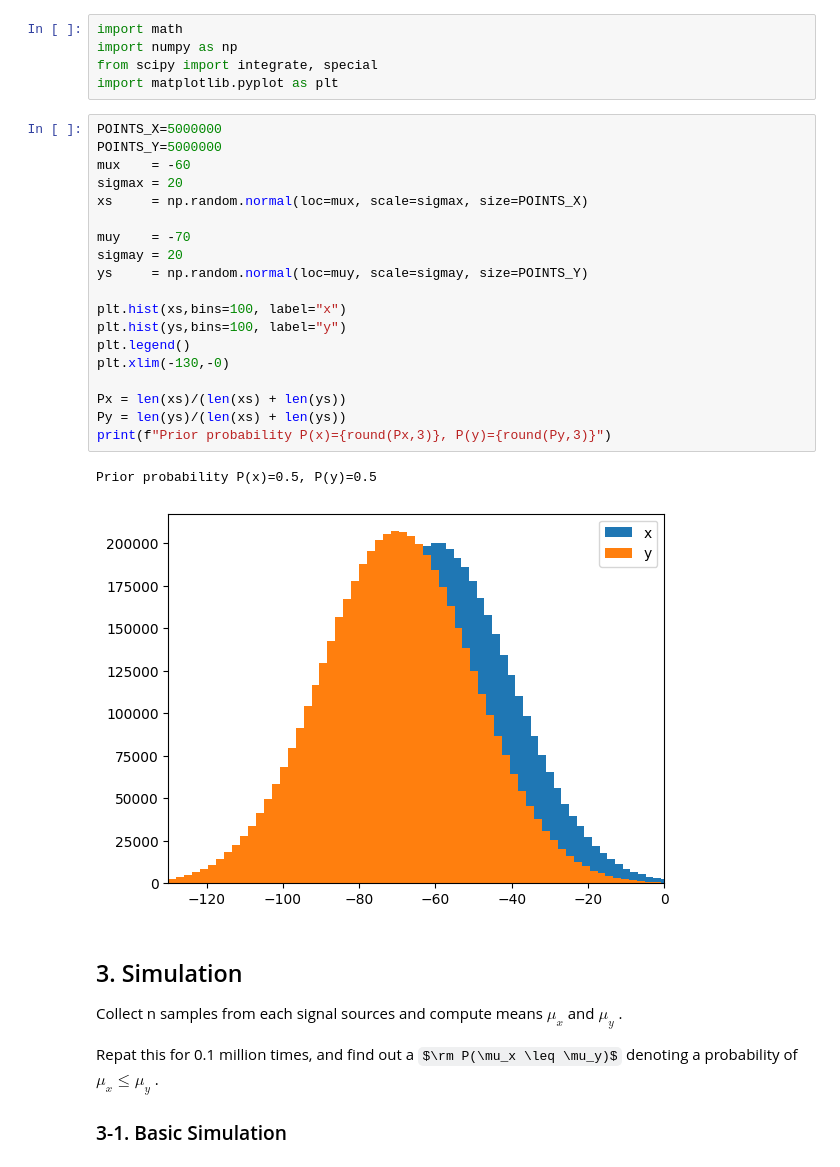
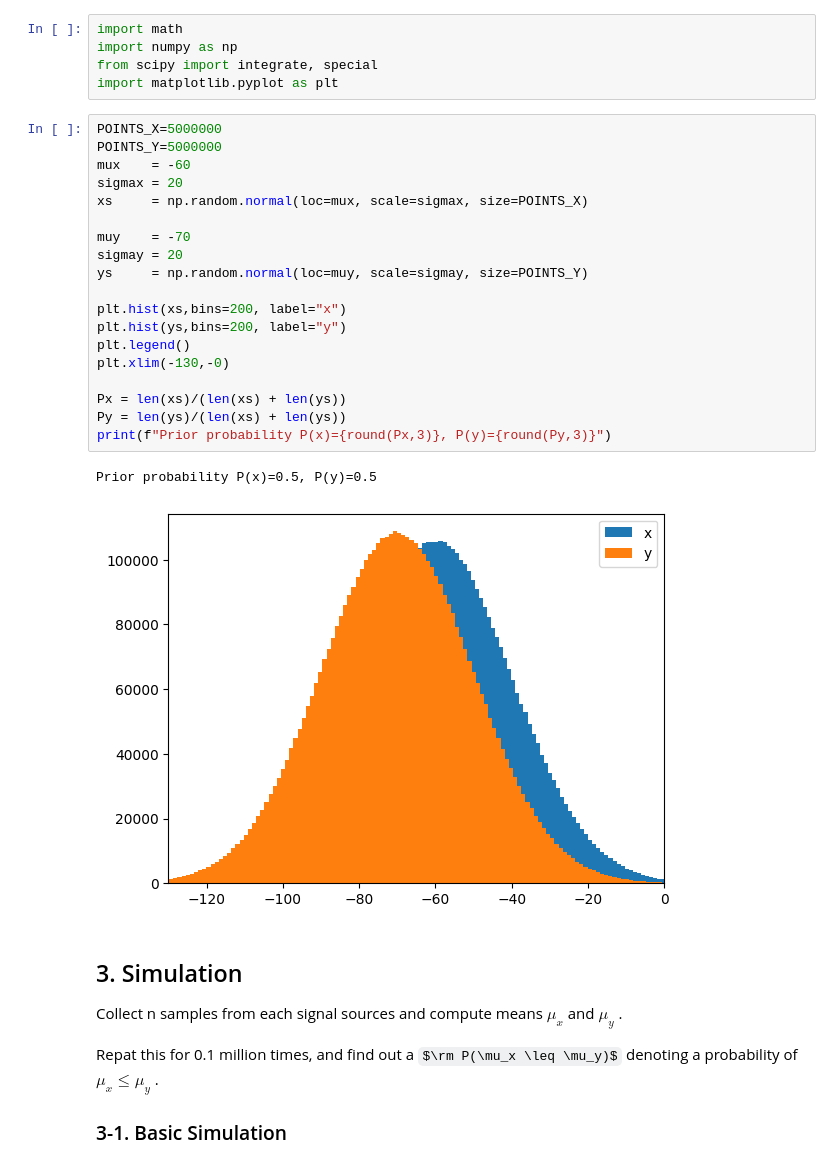
Before and after one commit to hamling-ling/StocasticSignals, a Jupyter notebook: src/two_distros.ipynb, the cells around one changed output. Cells and saved outputs as stored; diff of their text form; some formulas as TeX source.

```diff
--- a/src/two_distros.ipynb
+++ b/src/two_distros.ipynb
@@ -41,25 +42,25 @@ import matplotlib.pyplot as plt
 # %%
 POINTS_X=5000000
 POINTS_Y=5000000
 mux    = -60
 sigmax = 20
 xs     = np.random.normal(loc=mux, scale=sigmax, size=POINTS_X)
 
 muy    = -70
 sigmay = 20
 ys     = np.random.normal(loc=muy, scale=sigmay, size=POINTS_Y)
 
-plt.hist(xs,bins=100, label="x")
-plt.hist(ys,bins=100, label="y")
+plt.hist(xs,bins=200, label="x")
+plt.hist(ys,bins=200, label="y")
 plt.legend()
 plt.xlim(-130,-0)
 
 Px = len(xs)/(len(xs) + len(ys))
 Py = len(ys)/(len(xs) + len(ys))
 print(f"Prior probability P(x)={round(Px,3)}, P(y)={round(Py,3)}")
 # %% [output]
 Prior probability P(x)=0.5, P(y)=0.5
-[figure, old version]
+[figure, new version]
 # %% [markdown]
 ## 3. Simulation
 
```
Also changed, not shown: parts of 8 cells of this notebook.
